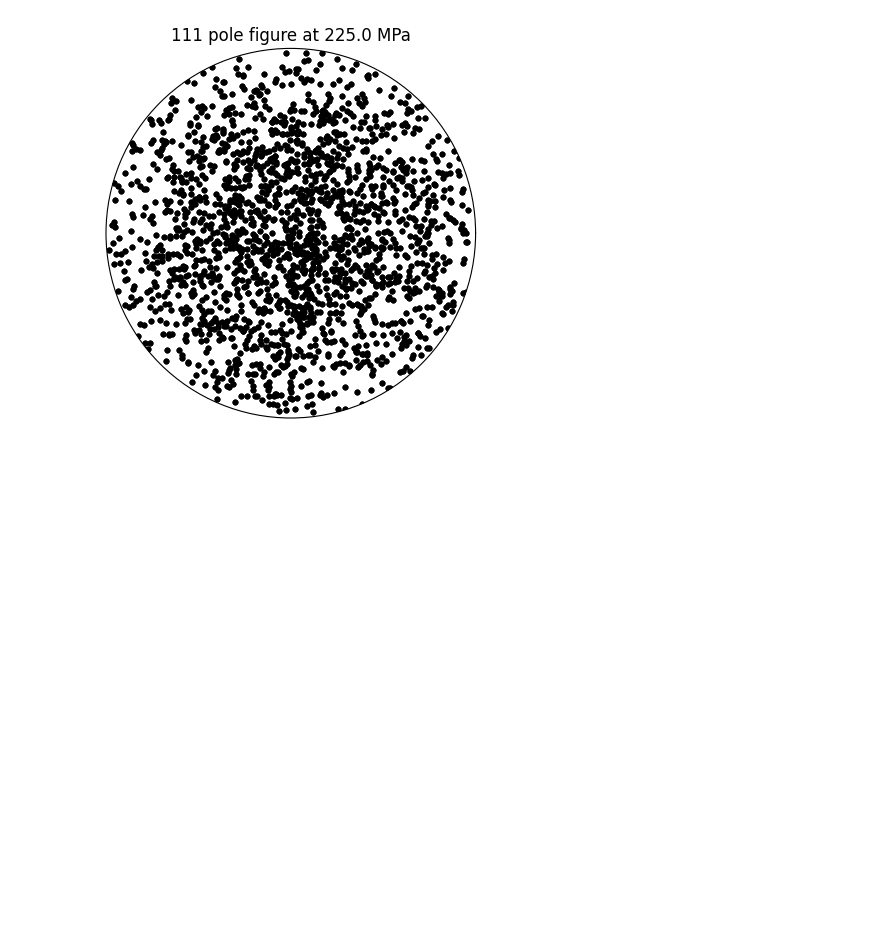
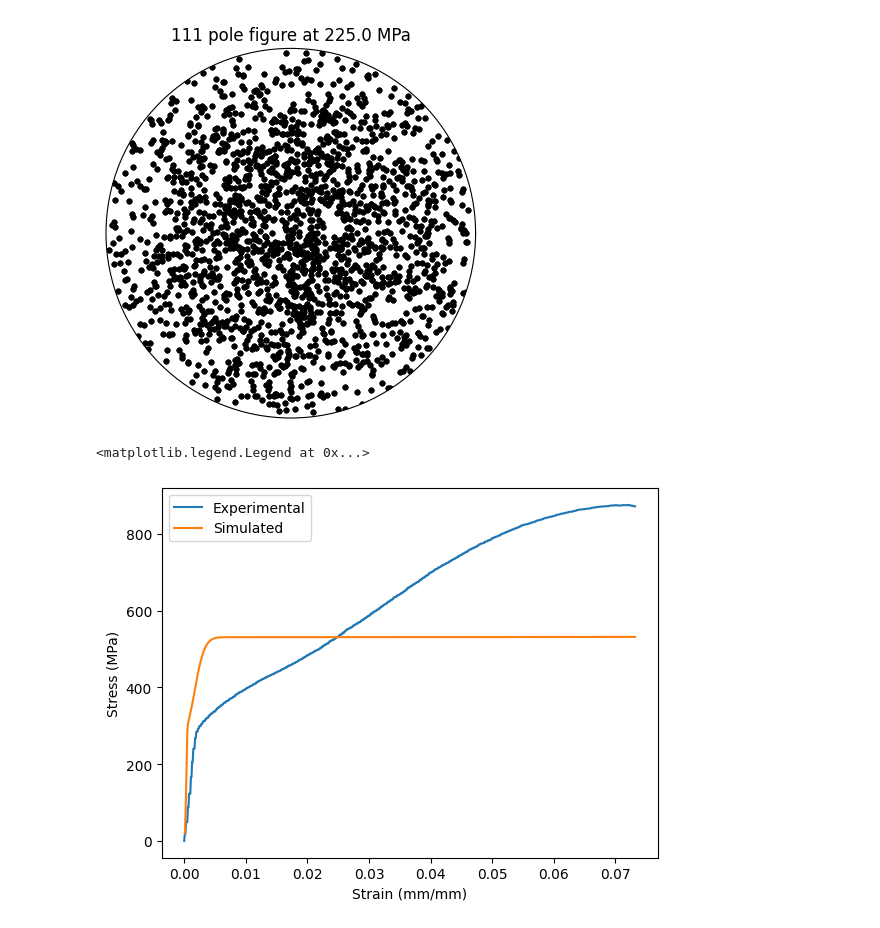
Before and after one commit to applied-material-modeling/graintrace, a Jupyter notebook: compare.ipynb, the cells around one changed output. Saved outputs shown, nothing was run; the diff lists cells and outputs as text; code cells hidden in the pictures; blank space fills up the shorter version.

```diff
--- a/compare.ipynb
+++ b/compare.ipynb
@@ -13,3 +18,9 @@ axial_index = 2
+# %%
+# Inputs for deformation modeling
+axial_index = 2
+assumed_rate = 1.0e-4
+d = torch.zeros((6,))
+d[axial_index] = 1.0
 # %%
 get_stress = lambda s: float(os.path.basename(s).split(".")[0])
 files = sorted(glob.glob('ff/*.csv'), key = get_stress)
@@ -44,3 +55,29 @@ for stress, t in zip(stress_levels, exp_texture):
 [figure]
 [figure]
 [figure]
+# %%
+model = neml2.load_model('models/template.i', 'model_with_stress')
+tmodel = taylor.UniaxialTaylorModel(model)
+old_state = tmodel.initial_state(exp_texture[0])
+old_stress = torch.zeros(old_state.shape[0], 6)
+old_time = 0.0
+# %%
+stress_hist = []
+for e0, e1 in tqdm.tqdm(zip(strain_stress[:-1,0], strain_stress[1:,0]), total = strain_stress.shape[0]-1):
+    de = e1 - e0
+    dt = de / assumed_rate
+
+    avg_stress, old_stress, old_state = tmodel(de, dt, d, old_state, old_time, old_stress)
+    old_time = old_time + dt
+    stress_hist.append(avg_stress)
+
+stress_hist = torch.stack(stress_hist, dim = 0)
+plt.figure()
+plt.plot(strain_stress[:,0], strain_stress[:,1], label = 'Experimental')
+plt.plot(strain_stress[1:,0], stress_hist[:, axial_index], label = 'Simulated')
+plt.xlabel('Strain (mm/mm)')
+plt.ylabel("Stress (MPa)")
+plt.legend(loc='best')
+# %% [output]
+<matplotlib.legend.Legend at 0x...>
+[figure, added]
```
Also changed, not shown: parts of 3 cells of this notebook, 2 other files.
